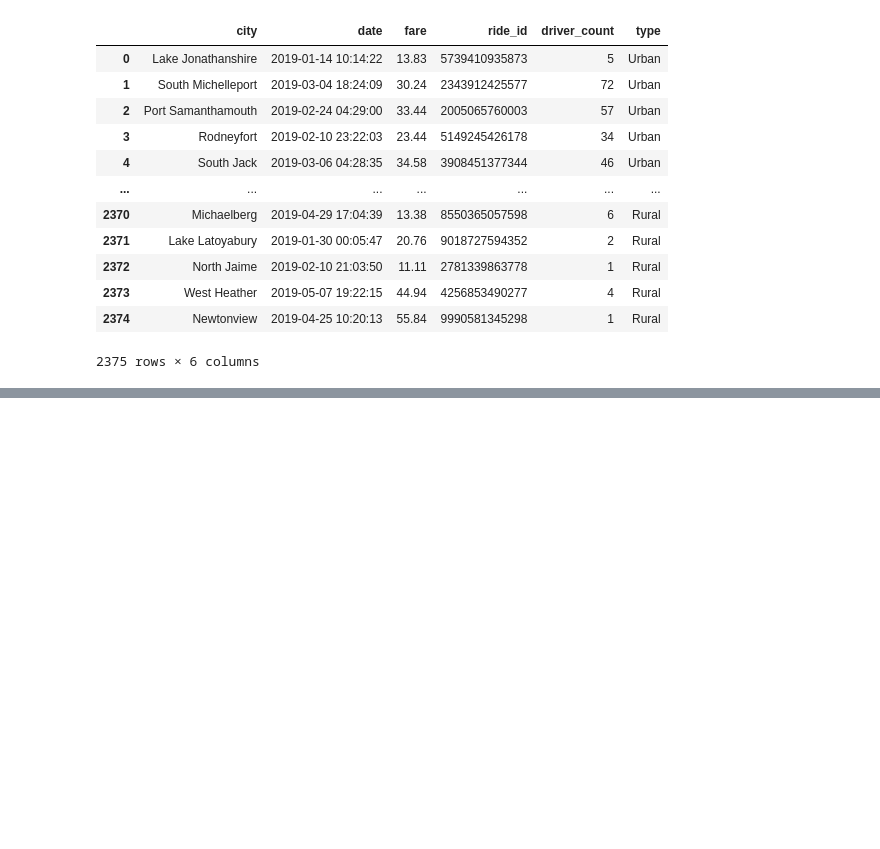
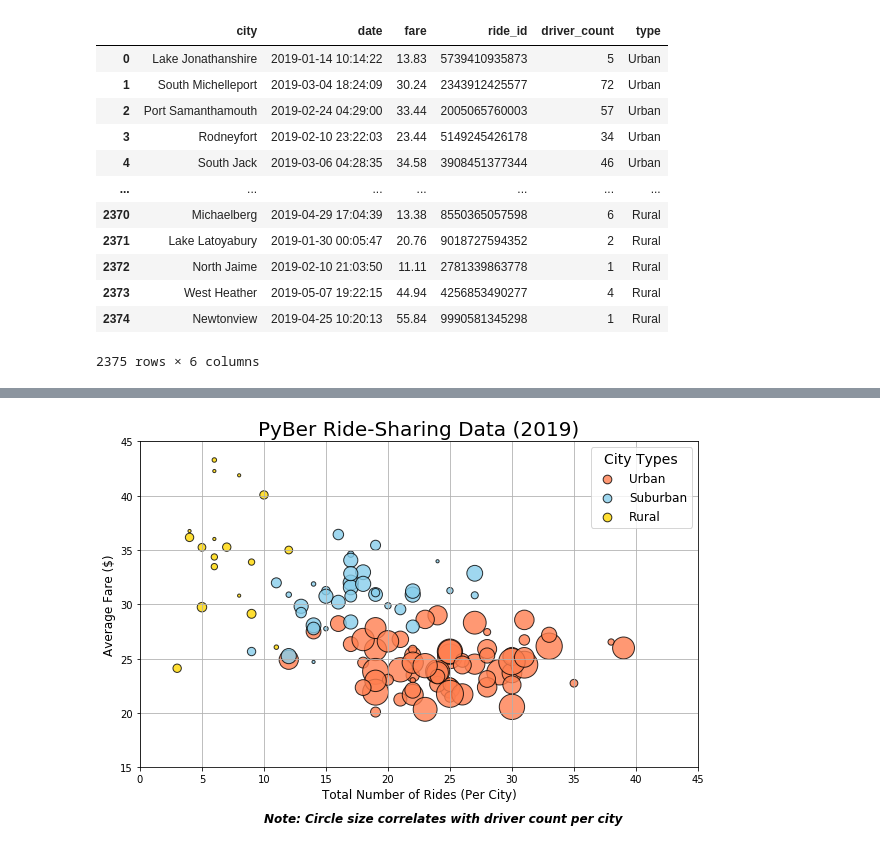
Before and after one commit to IZT-GM/PyBer_Analysis, a Jupyter notebook: PyBer.ipynb, the cells around one changed output, grey strips where cells are left out. Saved outputs shown, nothing was run; the diff lists cells and outputs as text; code cells hidden in the pictures; blank space fills up the shorter version.

```diff
--- a/PyBer.ipynb
+++ b/PyBer.ipynb
@@ -108,0 +249,42 @@ pyber_data_df
+# %%
+#Scatter plot for all city types
+plt.subplots(figsize=(10,6))
+plt.scatter(urban_ride_count,urban_avg_fare,
+           s=10*urban_drive_count, c='coral',
+           edgecolor="k", linewidths=1,
+           alpha=0.8, label='Urban')
+
+plt.scatter(suburban_ride_count, suburban_avg_fare,
+           s=10*suburban_drive_count, c='skyblue',
+            edgecolor='k', linewidths=1,
+            alpha=0.8, label='Suburban')
+
+plt.scatter(rural_ride_count, rural_avg_fare,
+           s=10*rural_drive_count, c='gold',
+           edgecolor='k', linewidths=1,
+            alpha=0.8, label='Rural')
+
+plt.title('PyBer Ride-Sharing Data (2019)',fontsize=20)
+plt.xlabel('Total Number of Rides (Per City)',fontsize=12)
+plt.ylabel('Average Fare ($)',fontsize=12)
+plt.xlim(0,45)
+plt.ylim(15,45)
+plt.grid(True)
+
+#legend formatting
+lgnd=plt.legend(fontsize='12', mode="Expanded", scatterpoints=1,
+               loc='best', title='City Types')
+lgnd.legendHandles[0]._sizes=[75]
+lgnd.legendHandles[1]._sizes=[75]
+lgnd.legendHandles[2]._sizes=[75]
+lgnd.get_title().set_fontsize(14)
+
+#Add note text referecing driver correlation
+plt.text(10, 10, "Note: Circle size correlates with driver count per city", fontsize='12', style='italic', weight='bold')
+
+#Save chart
+plt.savefig('analysis/Fig1.png')
+
+plt.show()
+# %% [output]
+[figure, added]
```
Also changed, not shown: parts of 12 cells of this notebook, 1 other file.
